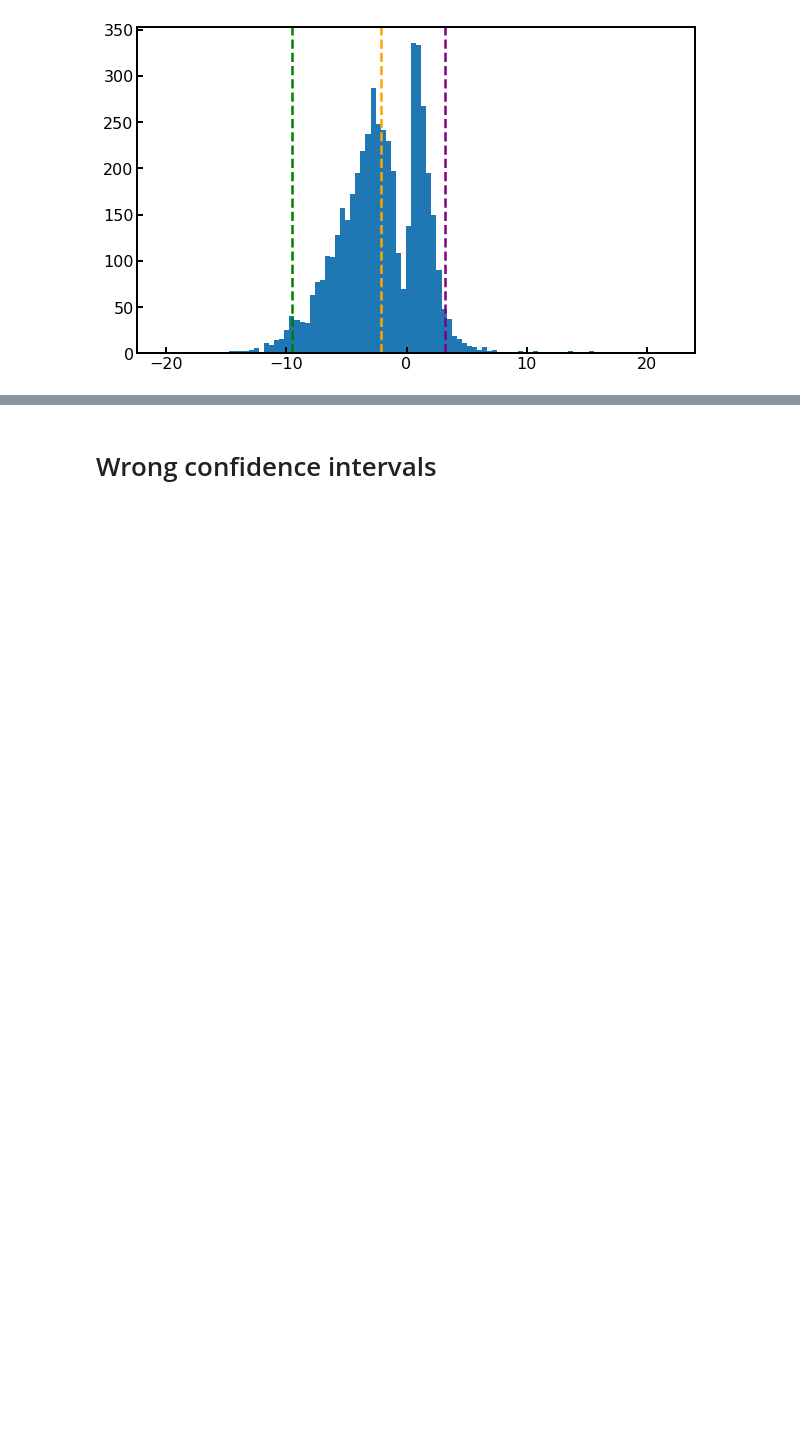
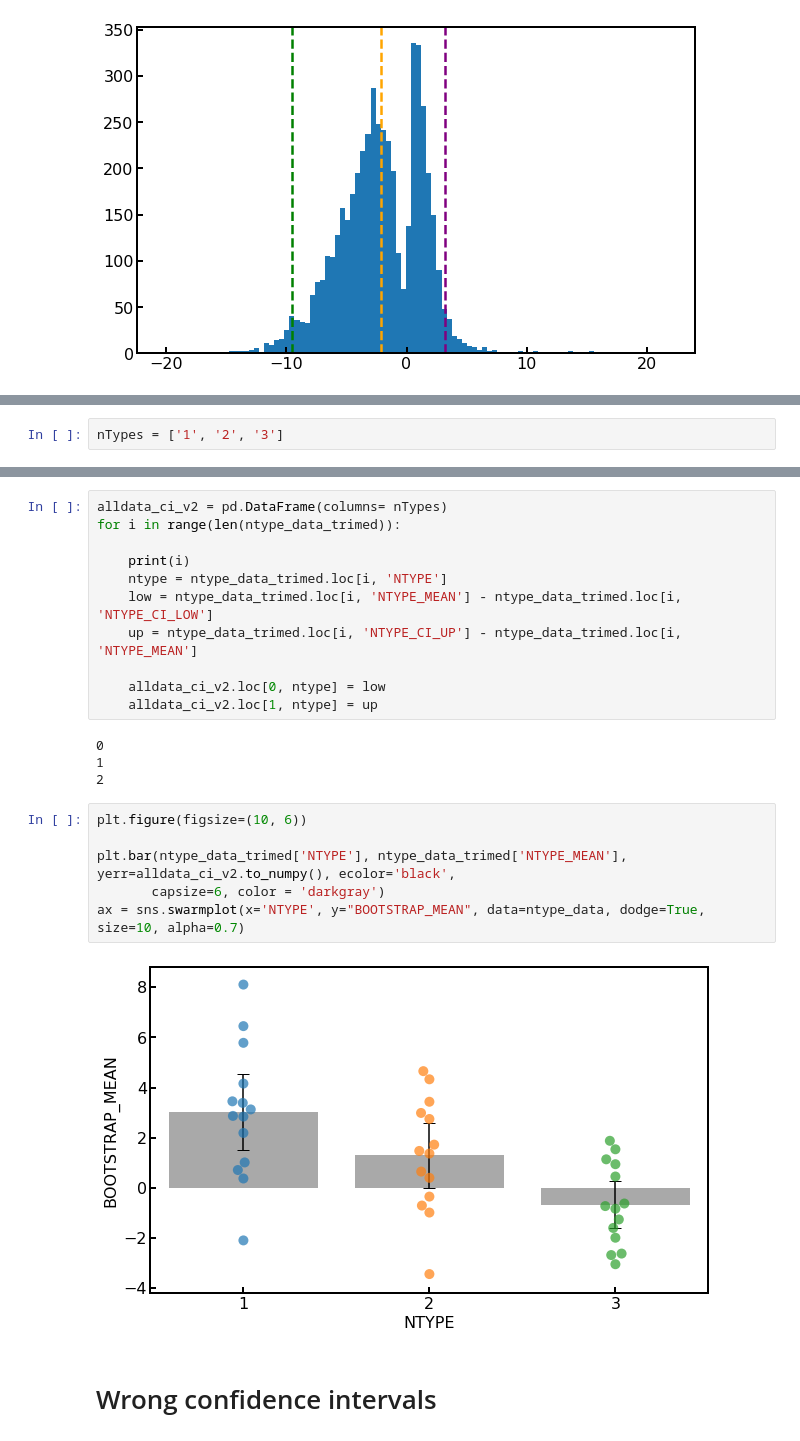
Before and after one commit to WhitneyLab/Serial_Dependence_Analysis_Base, a Jupyter notebook: figures/Fig_3/Fig_3.ipynb, the cells around one changed output, grey strips where cells are left out. Cells and saved outputs as stored; diff of their text form; blank space fills up the shorter version.

Commit message:
added second version of fig3, with per nback plot and swarmplot

```diff
--- a/figures/Fig_3/Fig_3.ipynb
+++ b/figures/Fig_3/Fig_3.ipynb
@@ -161,0 +167,2 @@ plt.axvline(x=ci_up, linestyle='--', linewidth=2.5, label="upper bound 95% CI (s
+# %%
+nTypes = ['1', '2', '3']
@@ -162,3 +237,26 @@ plt.axvline(x=ci_up, linestyle='--', linewidth=2.5, label="upper bound 95% CI (s
+# %%
+alldata_ci_v2 = pd.DataFrame(columns= nTypes)
+for i in range(len(ntype_data_trimed)):
+
+    print(i)
+    ntype = ntype_data_trimed.loc[i, 'NTYPE']
+    low = ntype_data_trimed.loc[i, 'NTYPE_MEAN'] - ntype_data_trimed.loc[i, 'NTYPE_CI_LOW']
+    up = ntype_data_trimed.loc[i, 'NTYPE_CI_UP'] - ntype_data_trimed.loc[i, 'NTYPE_MEAN']
+
+    alldata_ci_v2.loc[0, ntype] = low
+    alldata_ci_v2.loc[1, ntype] = up
+# %% [output]
+0
+1
+2
+# %%
+plt.figure(figsize=(10, 6))
+
+plt.bar(ntype_data_trimed['NTYPE'], ntype_data_trimed['NTYPE_MEAN'], yerr=alldata_ci_v2.to_numpy(), ecolor='black',
+       capsize=6, color = 'darkgray')
+ax = sns.swarmplot(x='NTYPE', y="BOOTSTRAP_MEAN", data=ntype_data, dodge=True, size=10, alpha=0.7)
+# %% [output]
+[figure, added]
 # %% [markdown]
 # Wrong confidence intervals
 # %%
```
Also changed, not shown: parts of 9 cells of this notebook.
